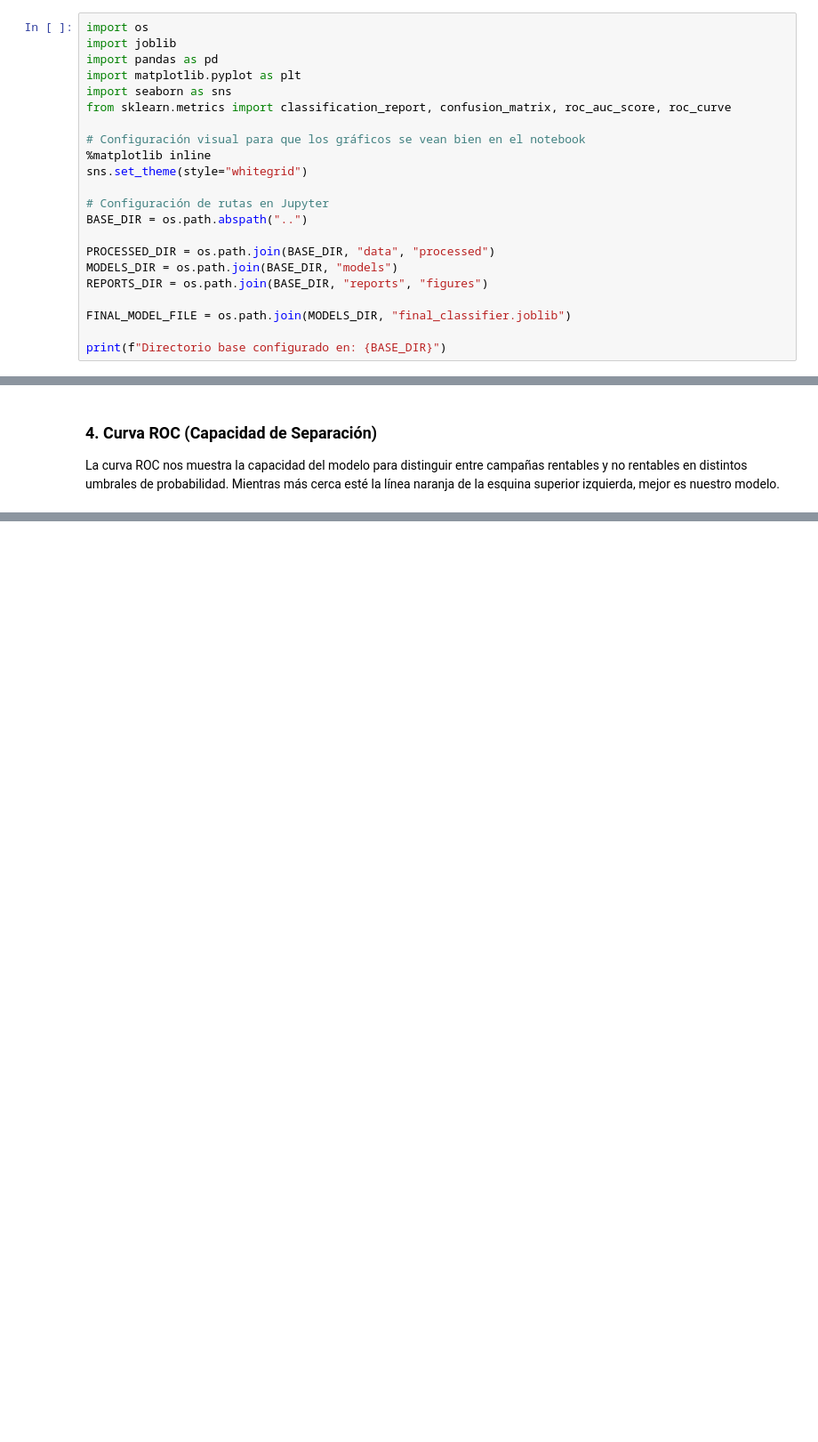
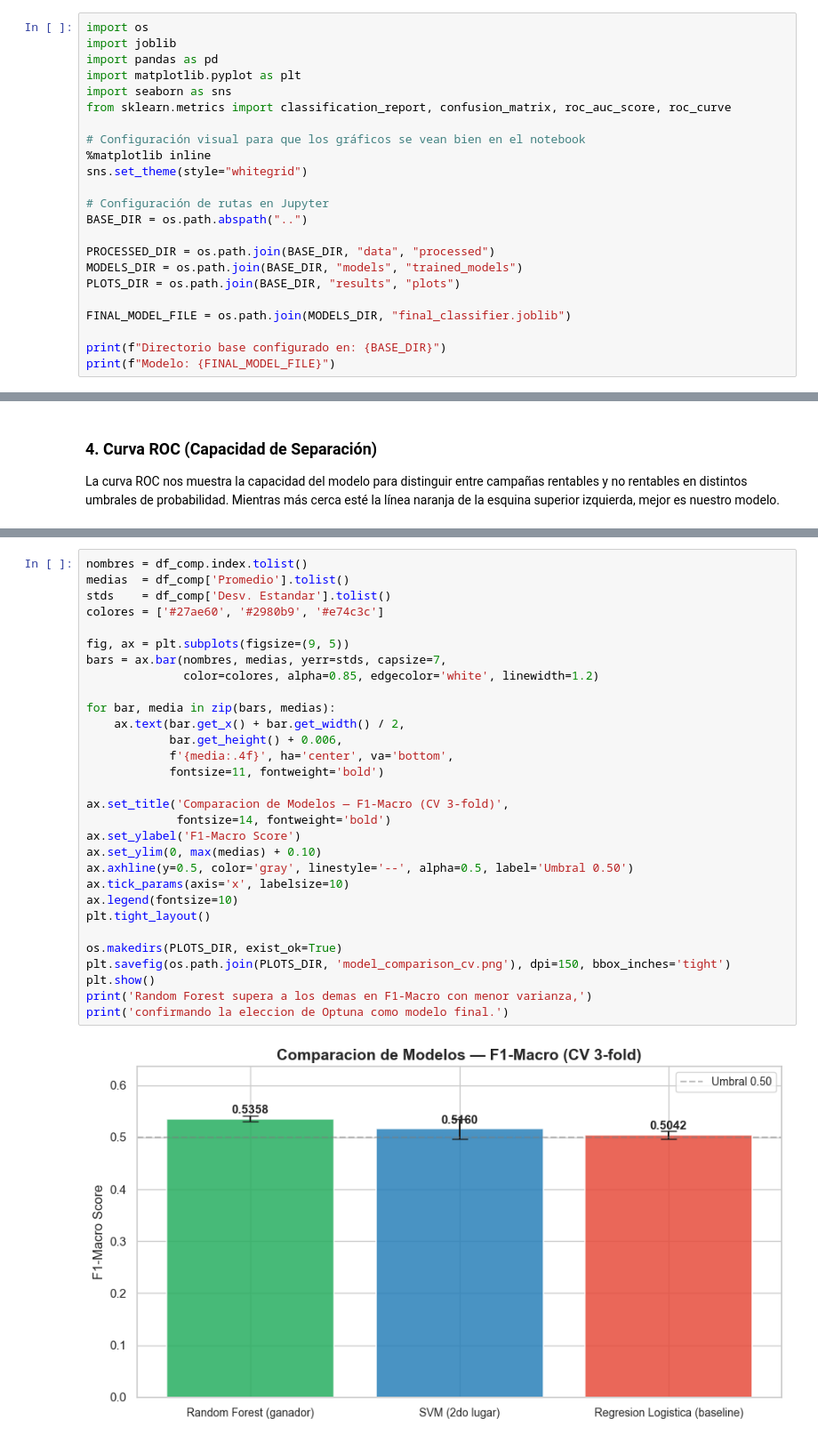
Before and after one commit to carlos31255/EV1_Google_Ads, a Jupyter notebook: notebooks/05_model_evaluation.ipynb, the cells around one changed output, grey strips where cells are left out. Shown at 89% size. Cells and saved outputs as stored; diff of their text form; blank space fills up the shorter version.

```diff
--- a/notebooks/05_model_evaluation.ipynb
+++ b/notebooks/05_model_evaluation.ipynb
@@ -17,10 +17,11 @@ sns.set_theme(style="whitegrid")
 BASE_DIR = os.path.abspath("..")
 
 PROCESSED_DIR = os.path.join(BASE_DIR, "data", "processed")
-MODELS_DIR = os.path.join(BASE_DIR, "models")
-REPORTS_DIR = os.path.join(BASE_DIR, "reports", "figures")
+MODELS_DIR = os.path.join(BASE_DIR, "models", "trained_models")
+PLOTS_DIR = os.path.join(BASE_DIR, "results", "plots")
 
 FINAL_MODEL_FILE = os.path.join(MODELS_DIR, "final_classifier.joblib")
 
 print(f"Directorio base configurado en: {BASE_DIR}")
+print(f"Modelo: {FINAL_MODEL_FILE}")
 # %% [output]
@@ -126,0 +205,32 @@ plt.show()
+# %%
+nombres = df_comp.index.tolist()
+medias  = df_comp['Promedio'].tolist()
+stds    = df_comp['Desv. Estandar'].tolist()
+colores = ['#27ae60', '#2980b9', '#e74c3c']
+
+fig, ax = plt.subplots(figsize=(9, 5))
+bars = ax.bar(nombres, medias, yerr=stds, capsize=7,
+              color=colores, alpha=0.85, edgecolor='white', linewidth=1.2)
+
+for bar, media in zip(bars, medias):
+    ax.text(bar.get_x() + bar.get_width() / 2,
+            bar.get_height() + 0.006,
+            f'{media:.4f}', ha='center', va='bottom',
+            fontsize=11, fontweight='bold')
+
+ax.set_title('Comparacion de Modelos — F1-Macro (CV 3-fold)',
+             fontsize=14, fontweight='bold')
+ax.set_ylabel('F1-Macro Score')
+ax.set_ylim(0, max(medias) + 0.10)
+ax.axhline(y=0.5, color='gray', linestyle='--', alpha=0.5, label='Umbral 0.50')
+ax.tick_params(axis='x', labelsize=10)
+ax.legend(fontsize=10)
+plt.tight_layout()
+
+os.makedirs(PLOTS_DIR, exist_ok=True)
+plt.savefig(os.path.join(PLOTS_DIR, 'model_comparison_cv.png'), dpi=150, bbox_inches='tight')
+plt.show()
+print('Random Forest supera a los demas en F1-Macro con menor varianza,')
+print('confirmando la eleccion de Optuna como modelo final.')
+# %% [output]
+[figure, added]
```
Also changed, not shown: parts of 8 cells of this notebook, 5 other files.
